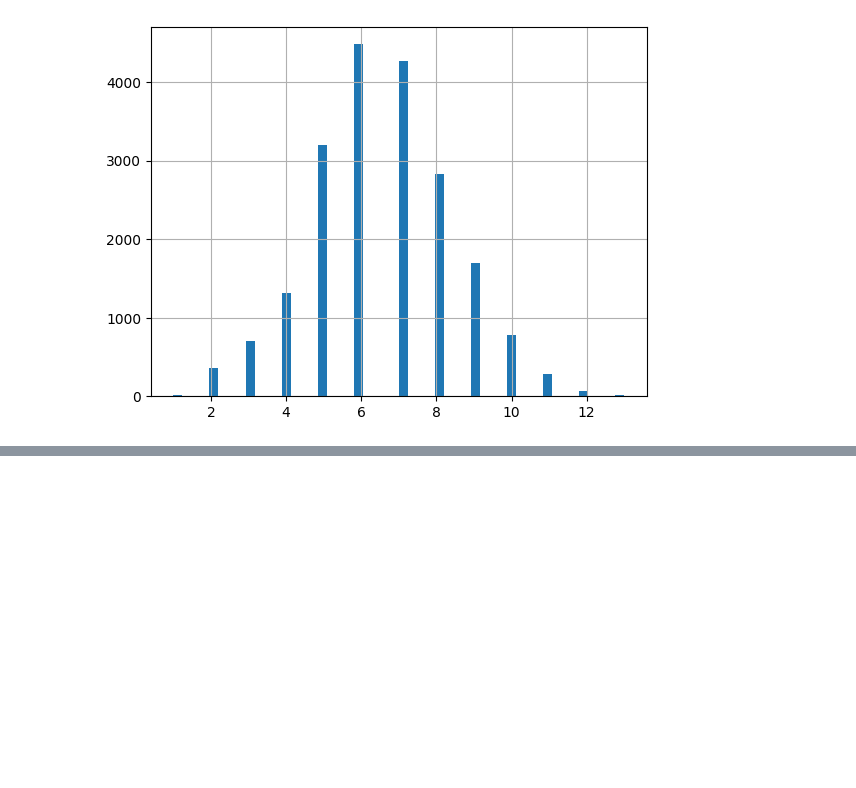
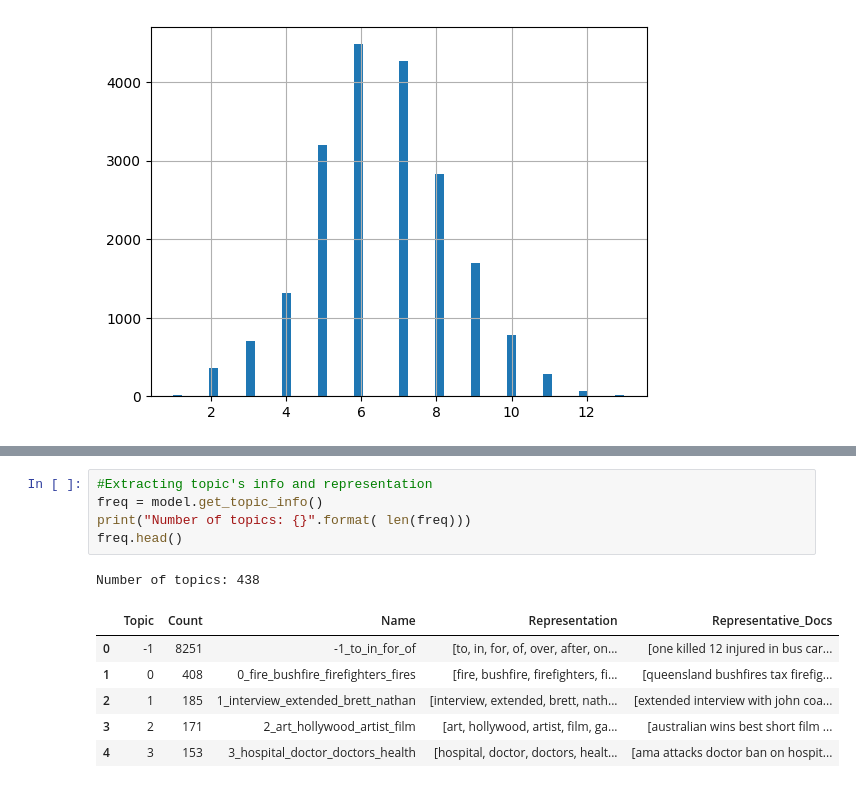
Before and after one commit to remz05/bertopic, a Jupyter notebook: BERT.ipynb, the cells around one changed output, grey strips where cells are left out. Saved outputs shown, nothing was run; the diff lists cells and outputs as text; blank space fills up the shorter version.

```diff
--- a/BERT.ipynb
+++ b/BERT.ipynb
@@ -93,0 +93,13 @@ Successfully installed bertopic-0.16.0 cython-0.29.37 hdbscan-0.8.33 pynndescent
+# %%
+#Extracting topic's info and representation
+freq = model.get_topic_info()
+print("Number of topics: {}".format( len(freq)))
+freq.head()
+# %% [output]
+Number of topics: 438
+|  | Topic | Count | Name | Representation | Representative_Docs |
+| 0 | -1 | 8251 | -1_to_in_for_of | [to, in, for, of, over, after, on... | [one killed 12 injured in bus car... |
+| 1 | 0 | 408 | 0_fire_bushfire_firefighters_fires | [fire, bushfire, firefighters, fi... | [queensland bushfires tax firefig... |
+| 2 | 1 | 185 | 1_interview_extended_brett_nathan | [interview, extended, brett, nath... | [extended interview with john coa... |
+| 3 | 2 | 171 | 2_art_hollywood_artist_film | [art, hollywood, artist, film, ga... | [australian wins best short film ... |
+| 4 | 3 | 153 | 3_hospital_doctor_doctors_health | [hospital, doctor, doctors, healt... | [ama attacks doctor ban on hospit... |
```
Also changed, not shown: parts of 25 cells of this notebook.
